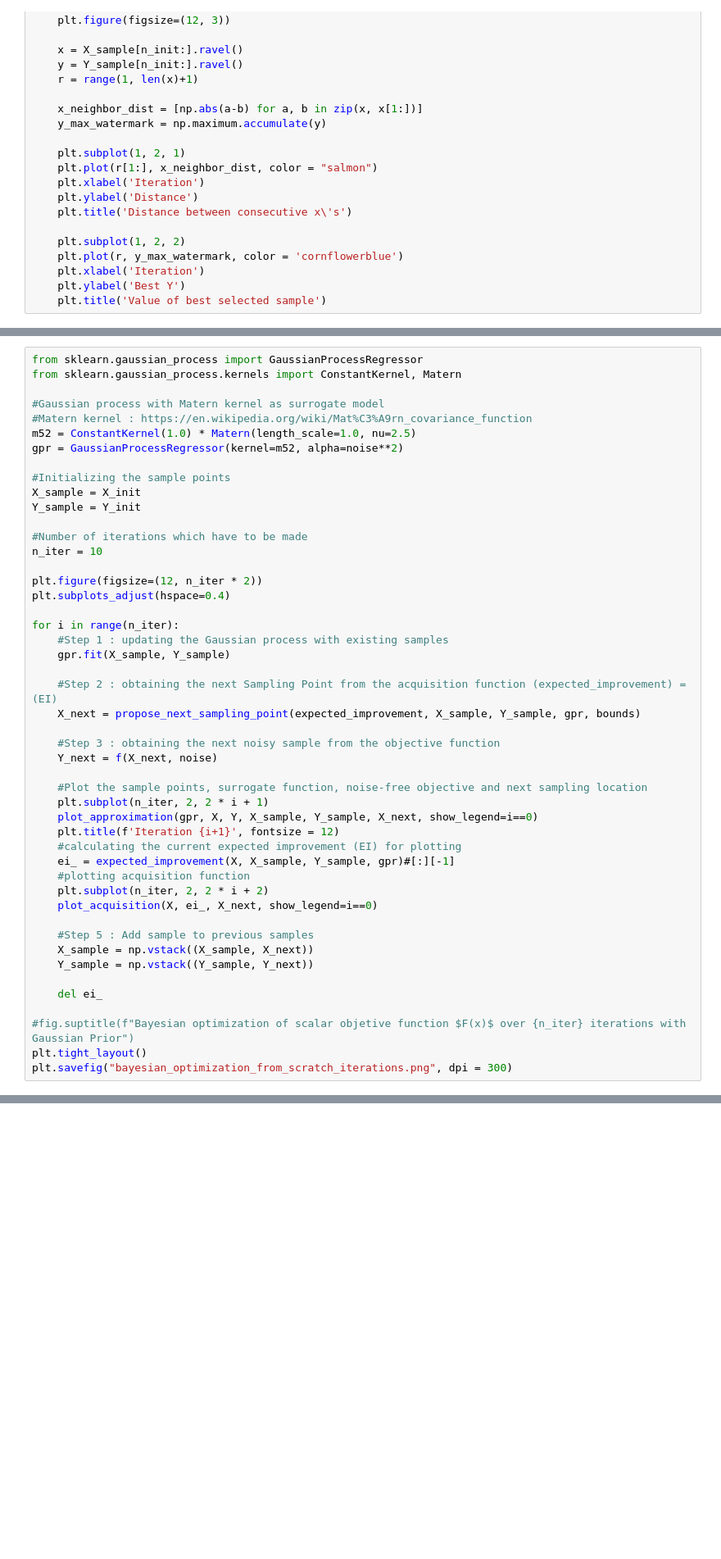
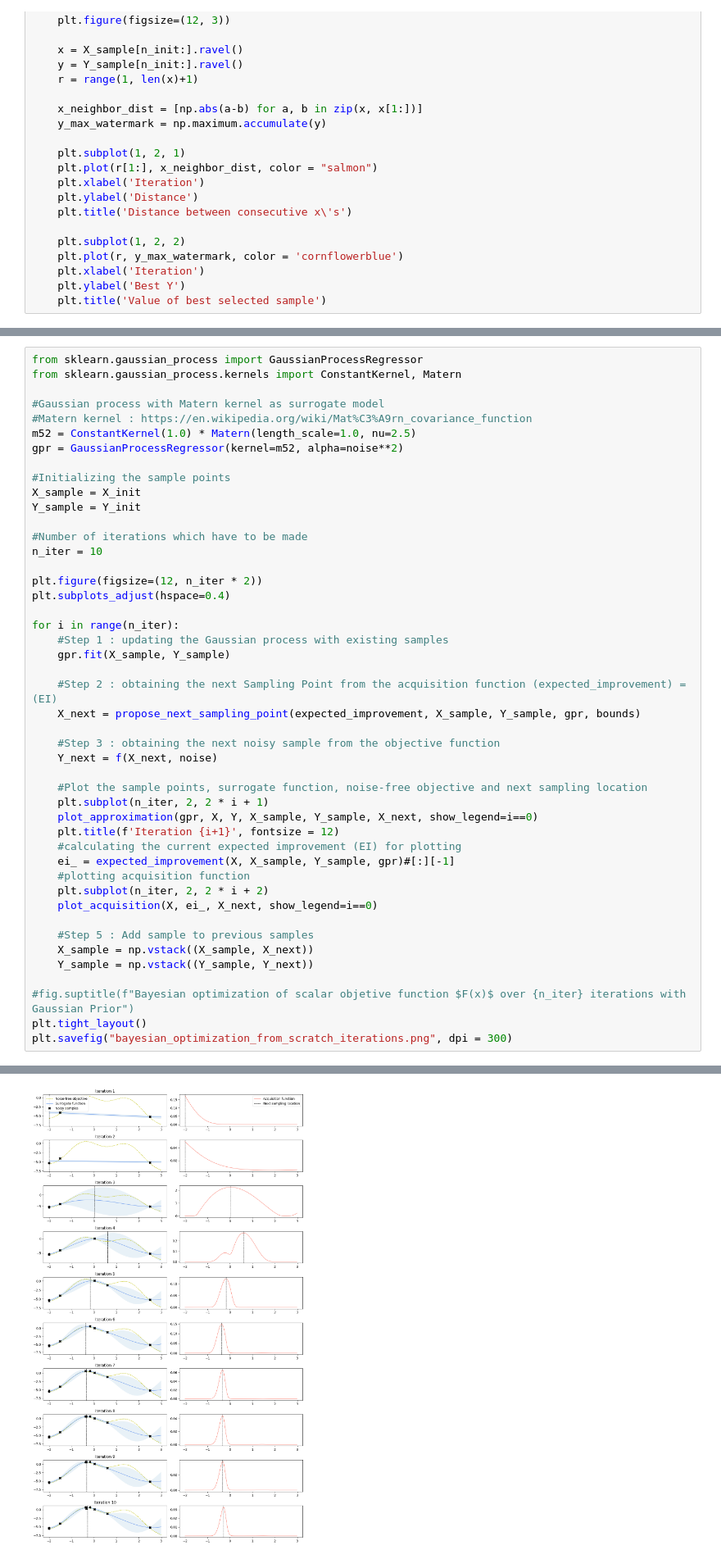
Before and after one commit to probabilis/bs_ml, a Jupyter notebook: from_scratch/bayesian_optimization_from_scratch.ipynb, the cells around one changed output, grey strips where cells are left out. Shown: that part at 82% size. Saved outputs shown, nothing was run; the diff lists cells and outputs as text; blank space fills up the shorter version.

```diff
--- a/from_scratch/bayesian_optimization_from_scratch.ipynb
+++ b/from_scratch/bayesian_optimization_from_scratch.ipynb
@@ -207,8 +209,6 @@ for i in range(n_iter):
     X_sample = np.vstack((X_sample, X_next))
     Y_sample = np.vstack((Y_sample, Y_next))
 
-    del ei_
-
 #fig.suptitle(f"Bayesian optimization of scalar objetive function $F(x)$ over {n_iter} iterations with Gaussian Prior")
 plt.tight_layout()
 plt.savefig("bayesian_optimization_from_scratch_iterations.png", dpi = 300)
@@ -219,3 +233,4 @@ TypeError: 'float' object is not subscriptable
+[figure, added]
 # %%
 plot_convergence(X_sample, Y_sample)
 # %% [output]
```
Also changed, not shown: parts of 6 cells of this notebook.
